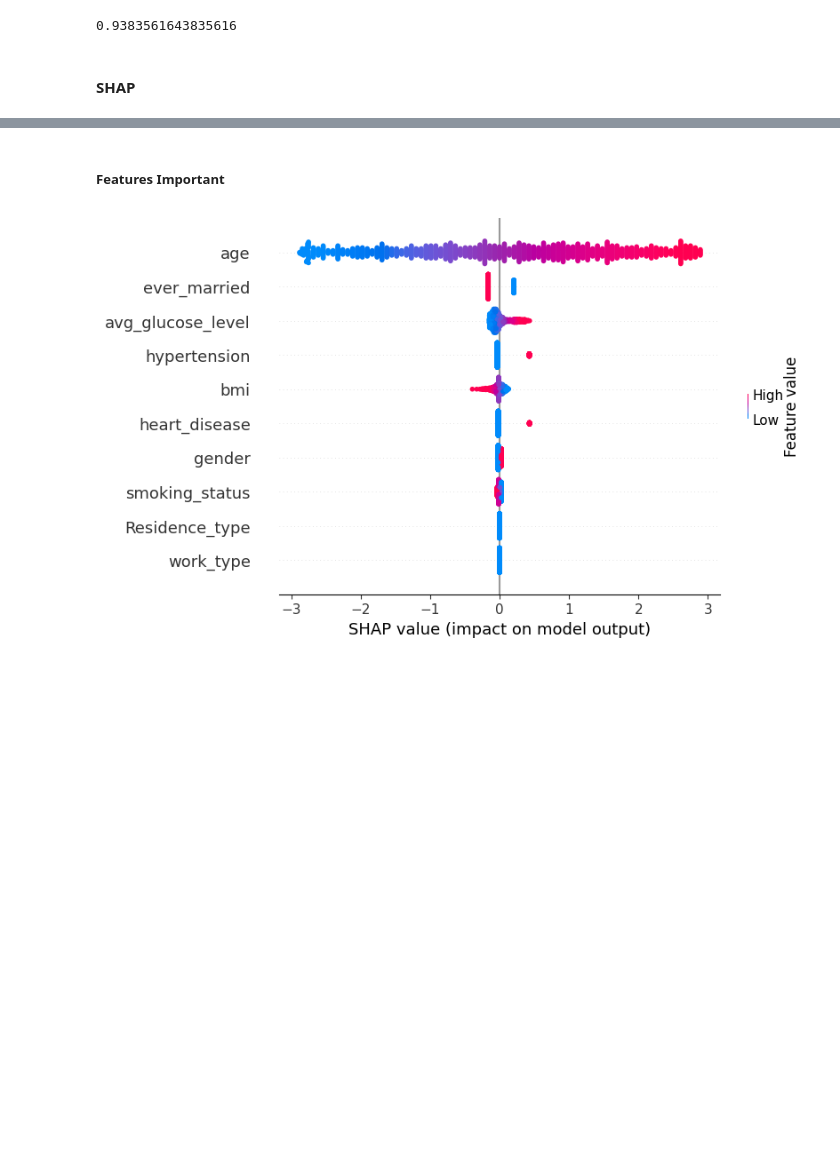
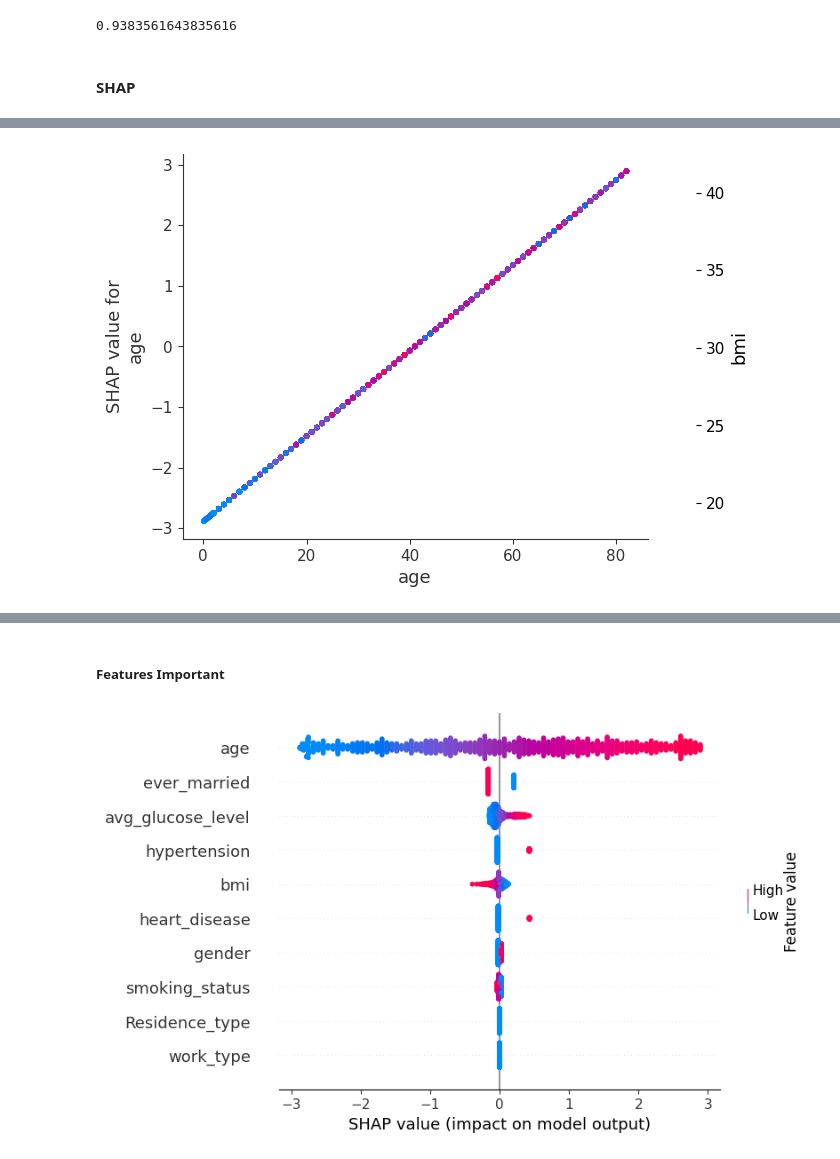
Before and after one commit to NLPXAI/Twitter-Altmetrics-Sentiments-Analysis, a Jupyter notebook: src/Shap Code Incorporate/Tabular Thesis Health Strokes .ipynb, the cells around one changed output, grey strips where cells are left out. Drawn from its saved outputs; the diff is of its cells as text; code cells hidden in the pictures; blank space fills up the shorter version.

```diff
--- a/src/Shap Code Incorporate/Tabular Thesis Health Strokes .ipynb
+++ b/src/Shap Code Incorporate/Tabular Thesis Health Strokes .ipynb
@@ -252,0 +388,4 @@ The feature_perturbation option is now deprecated in favor of using the appropri
+# %%
+#recalcualte
+shap_values = explainer.shap_values(X_train)
+shap_values
@@ -252,0 +406,4 @@ The feature_perturbation option is now deprecated in favor of using the appropri
+# %%
+shap.dependence_plot("age", shap_values, X_train, interaction_index="auto");
+# %% [output]
+[figure, added]
```
Also changed, not shown: parts of 18 cells of this notebook, 9 other files.
